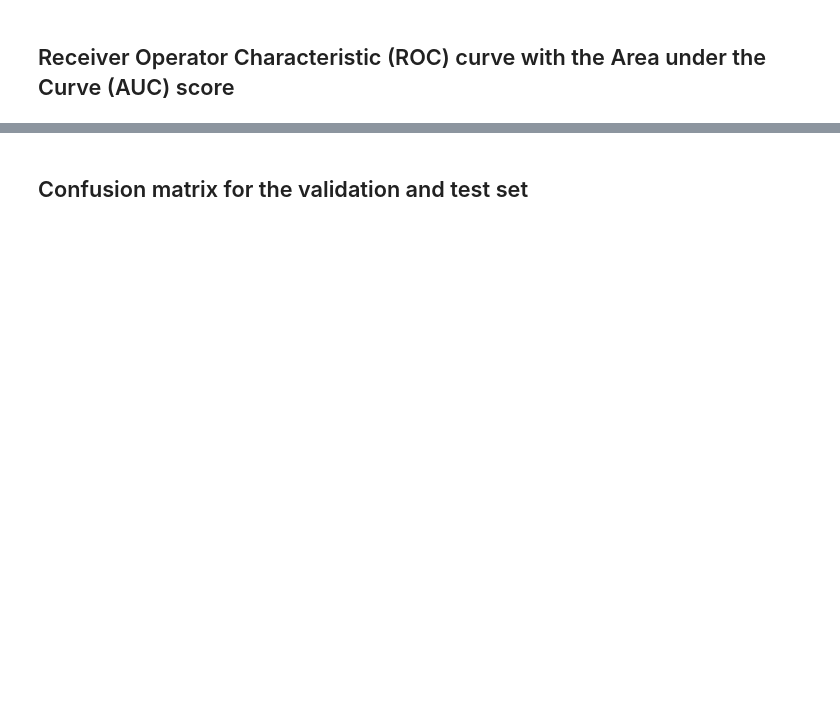
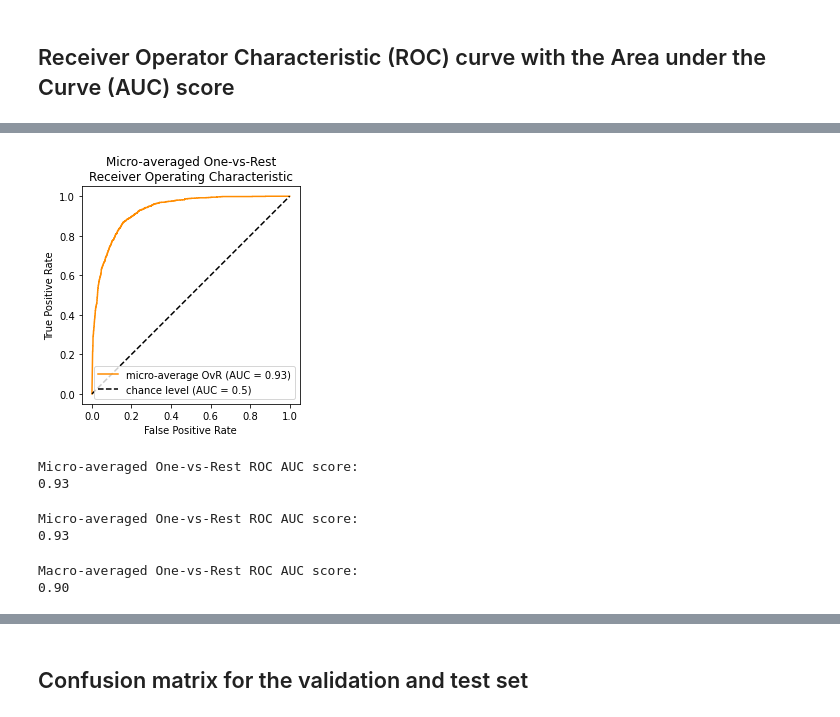
Before and after one commit to AleFax99/DeepLearning_GroupProject, a Jupyter notebook: DL_Assignment_baseline_2__IN_USE.ipynb, the cells around one changed output, grey strips where cells are left out. Drawn from its saved outputs; the diff is of its cells as text; code cells hidden in the pictures; blank space fills up the shorter version.

```diff
--- a/DL_Assignment_baseline_2__IN_USE.ipynb
+++ b/DL_Assignment_baseline_2__IN_USE.ipynb
@@ -328,0 +421,67 @@ test_loss, test_acc = model.evaluate(X_test, y_test)
+# %%
+RocCurveDisplay.from_predictions(
+    y_test.ravel(),
+    y_pred.ravel(),
+    name="micro-average OvR",
+    color="darkorange",
+)
+plt.plot([0, 1], [0, 1], "k--", label="chance level (AUC = 0.5)")
+plt.axis("square")
+plt.xlabel("False Positive Rate")
+plt.ylabel("True Positive Rate")
+plt.title("Micro-averaged One-vs-Rest\nReceiver Operating Characteristic")
+plt.legend()
+plt.show()
+# %% [output]
+[figure, added]
+# %%
+from sklearn.metrics import roc_auc_score
+
+micro_roc_auc_ovr = roc_auc_score(
+    y_test,
+    y_pred,
+    multi_class="ovr",
+    average="micro",
+)
+
+print(f"Micro-averaged One-vs-Rest ROC AUC score:\n{micro_roc_auc_ovr:.2f}")
+# %% [output]
+Micro-averaged One-vs-Rest ROC AUC score:
+0.93
+# %%
+from sklearn.metrics import roc_curve, auc
+
+# store the fpr, tpr, and roc_auc for all averaging strategies
+fpr, tpr, roc_auc = dict(), dict(), dict()
+# Compute micro-average ROC curve and ROC area
+fpr["micro"], tpr["micro"], _ = roc_curve(y_test.ravel(), y_pred.ravel())
+roc_auc["micro"] = auc(fpr["micro"], tpr["micro"])
+
+print(f"Micro-averaged One-vs-Rest ROC AUC score:\n{roc_auc['micro']:.2f}")
+# %% [output]
+Micro-averaged One-vs-Rest ROC AUC score:
+0.93
+# %%
+for i in range(len(le.classes_)):
+    fpr[i], tpr[i], _ = roc_curve(y_test[:, i], y_pred[:, i])
+    roc_auc[i] = auc(fpr[i], tpr[i])
+
+fpr_grid = np.linspace(0.0, 1.0, 1000)
+
+# Interpolate all ROC curves at these points
+mean_tpr = np.zeros_like(fpr_grid)
+
+for i in range(len(le.classes_)):
+    mean_tpr += np.interp(fpr_grid, fpr[i], tpr[i])  # linear interpolation
+
+# Average it and compute AUC
+mean_tpr /= len(le.classes_)
+
+fpr["macro"] = fpr_grid
+tpr["macro"] = mean_tpr
+roc_auc["macro"] = auc(fpr["macro"], tpr["macro"])
+
+print(f"Macro-averaged One-vs-Rest ROC AUC score:\n{roc_auc['macro']:.2f}")
+# %% [output]
+Macro-averaged One-vs-Rest ROC AUC score:
+0.90
```
Also changed, not shown: parts of 18 cells of this notebook.
